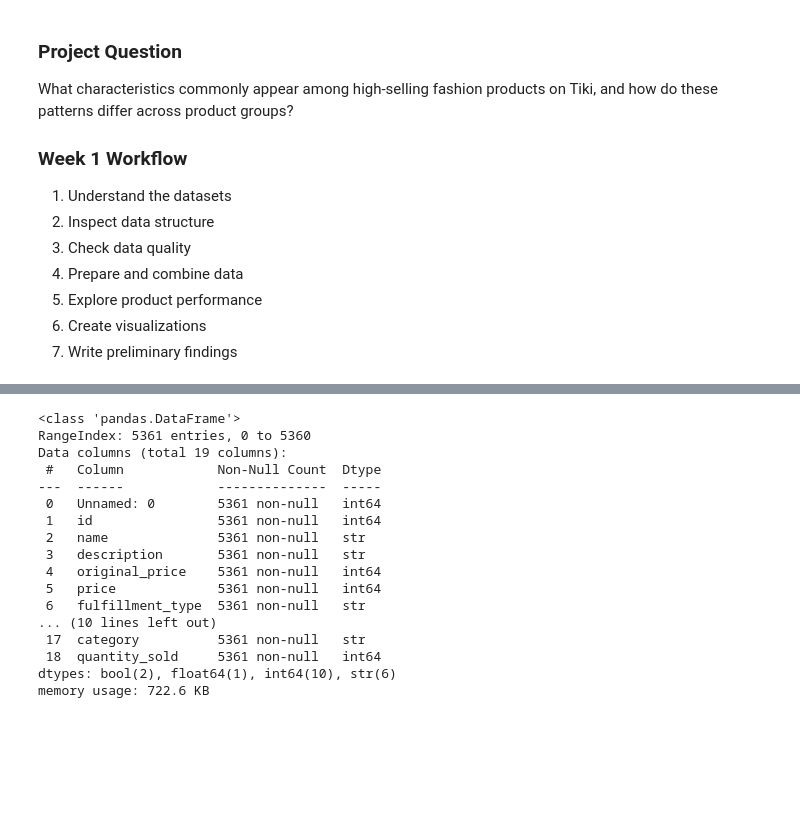
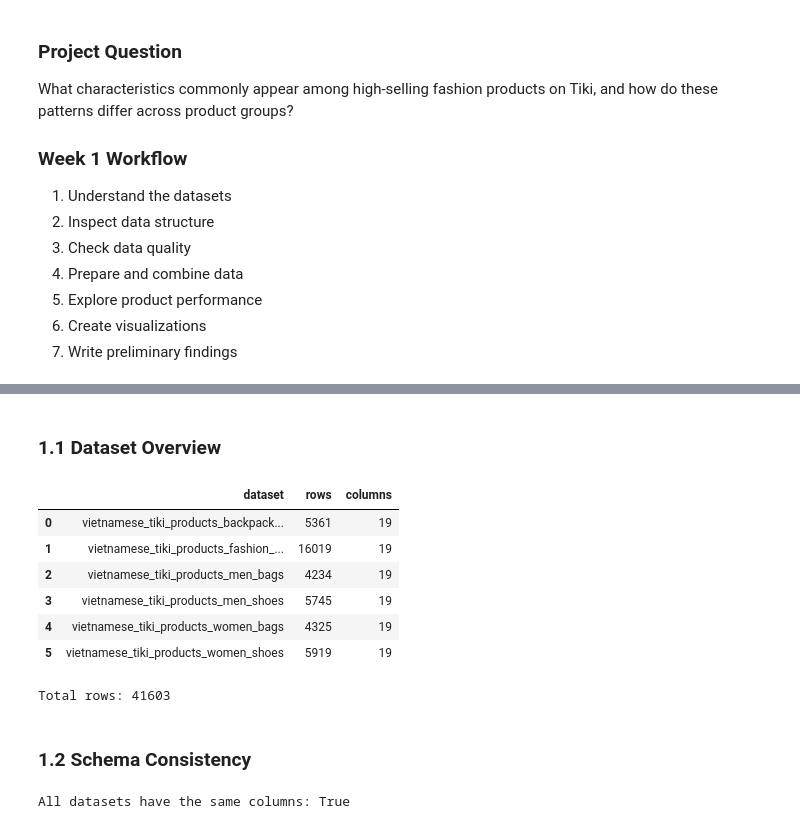
Before and after one commit to thuhien26/Tiki-ecommerce-analysis, a Jupyter notebook: notebooks/week01_eda.ipynb, the cells around one changed output, grey strips where cells are left out. Cells and saved outputs as stored; diff of their text form; code cells hidden in the pictures; blank space fills up the shorter version.

```diff
--- a/notebooks/week01_eda.ipynb
+++ b/notebooks/week01_eda.ipynb
@@ -105,20 +38,0 @@ dtype: object
-# %%
-backpacks.info()
-# %% [output]
-<class 'pandas.DataFrame'>
-RangeIndex: 5361 entries, 0 to 5360
-Data columns (total 19 columns):
- #   Column            Non-Null Count  Dtype
----  ------            --------------  -----
- 0   Unnamed: 0        5361 non-null   int64
- 1   id                5361 non-null   int64
- 2   name              5361 non-null   str
- 3   description       5361 non-null   str
- 4   original_price    5361 non-null   int64
- 5   price             5361 non-null   int64
- 6   fulfillment_type  5361 non-null   str
-... (10 lines left out)
- 17  category          5361 non-null   str
- 18  quantity_sold     5361 non-null   int64
-dtypes: bool(2), float64(1), int64(10), str(6)
-memory usage: 722.6 KB
@@ -124,0 +44,40 @@ memory usage: 722.6 KB
+# %% [markdown]
+### 1.1 Dataset Overview
+# %%
+dataset_summary = []
+
+for name, df in datasets.items():
+    dataset_summary.append({
+        "dataset": name,
+        "rows": df.shape[0],
+        "columns": df.shape[1]
+    })
+
+dataset_summary = pd.DataFrame(dataset_summary)
+
+dataset_summary
+# %% [output]
+|  | dataset | rows | columns |
+| 0 | vietnamese_tiki_products_backpack... | 5361 | 19 |
+| 1 | vietnamese_tiki_products_fashion_... | 16019 | 19 |
+| 2 | vietnamese_tiki_products_men_bags | 4234 | 19 |
+| 3 | vietnamese_tiki_products_men_shoes | 5745 | 19 |
+| 4 | vietnamese_tiki_products_women_bags | 4325 | 19 |
+| 5 | vietnamese_tiki_products_women_shoes | 5919 | 19 |
+# %%
+print("Total rows:", dataset_summary["rows"].sum())
+# %% [output]
+Total rows: 41603
+# %% [markdown]
+### 1.2 Schema Consistency
+# %%
+reference_columns = list(next(iter(datasets.values())).columns)
+
+same_schema = all(
+    list(df.columns) == reference_columns
+    for df in datasets.values()
+)
+
+print("All datasets have the same columns:", same_schema)
+# %% [output]
+All datasets have the same columns: True
```
Also changed, not shown: parts of 23 cells of this notebook.
